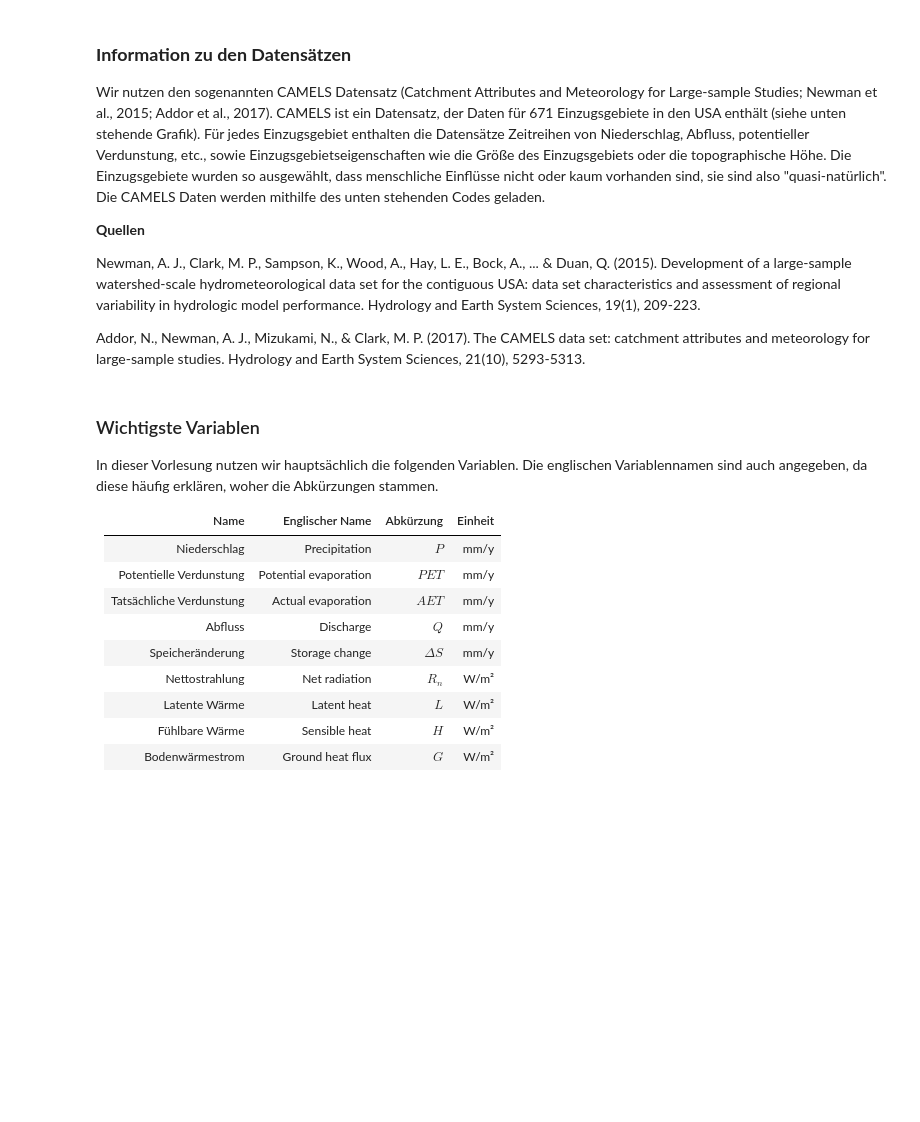
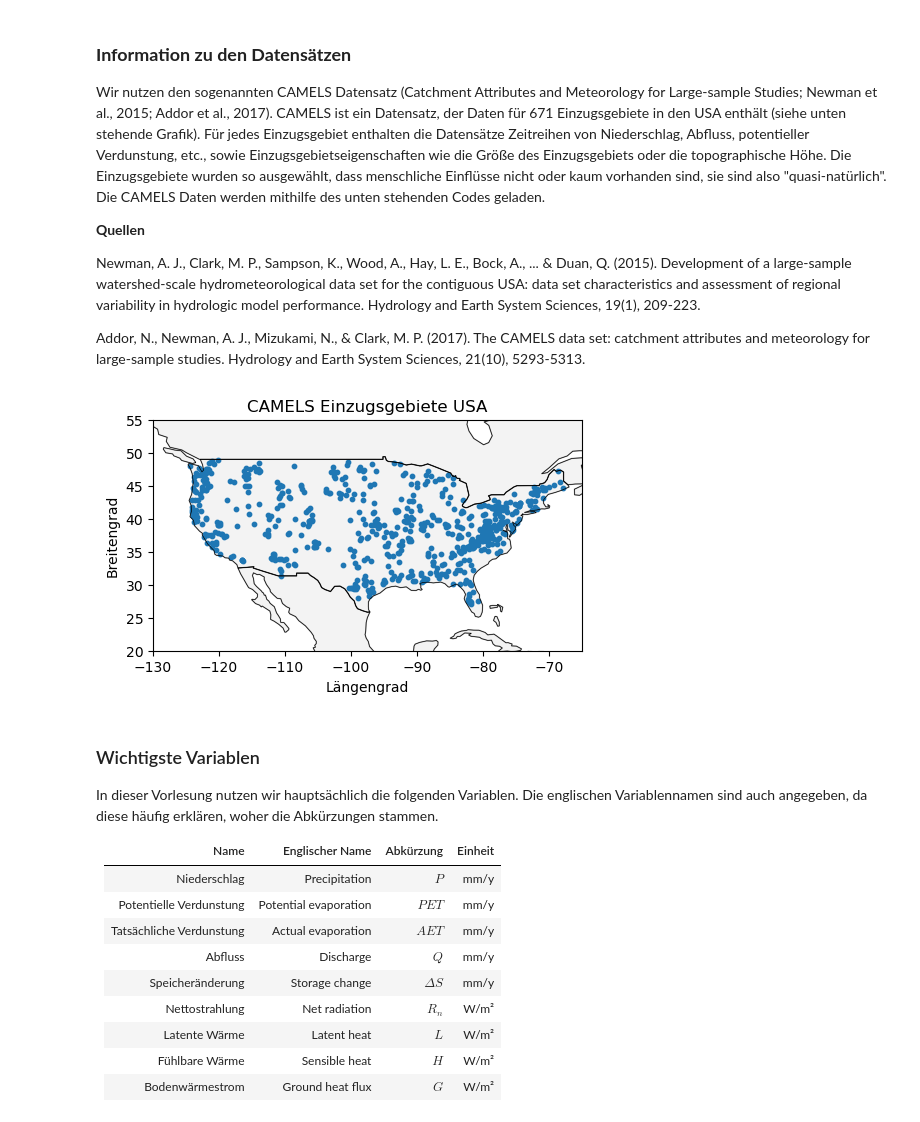
Before and after one commit to SebastianGnann/Budyko_Lehre, a Jupyter notebook: Budyko.ipynb, the cells around one changed output. Cells and saved outputs as stored; diff of their text form; code cells hidden in the pictures; blank space fills up the shorter version.

```diff
--- a/Budyko.ipynb
+++ b/Budyko.ipynb
@@ -121,17 +119,20 @@ Addor, N., Newman, A. J., Mizukami, N., & Clark, M. P. (2017). The CAMELS data s
 df = pd.read_csv("results/camels_US_processed.csv")
 # %%
 # plot map with catchment locations
-world = gpd.read_file(gpd.datasets.get_path('naturalearth_lowres'))
+# world shapefile from https://www.naturalearthdata.com/downloads/110m-cultural-vectors/
+world = gpd.read_file("results/ne_110m_admin_0_countries/ne_110m_admin_0_countries.shp")
 gdf = gpd.GeoDataFrame(df, geometry=gpd.points_from_xy(df.gauge_lon, df.gauge_lat))
 fig, ax = plt.subplots(figsize=(6, 3))
 world.boundary.plot(ax=ax, linewidth=0.5, color='black')
 world.plot(ax=ax, color='lightgrey', edgecolor='black', alpha=0.25)
 gdf.plot(ax=ax, markersize=10, color='tab:blue')
 plt.title('CAMELS Einzugsgebiete USA')
 plt.xlabel('Längengrad')
 plt.ylabel('Breitengrad')
 plt.xlim(-130, -65); plt.ylim(20, 55)
 %matplotlib inline
+# %% [output]
+[figure, added]
 # %% [markdown]
 ### Wichtigste Variablen
 
```
Also changed, not shown: parts of 6 cells of this notebook.
